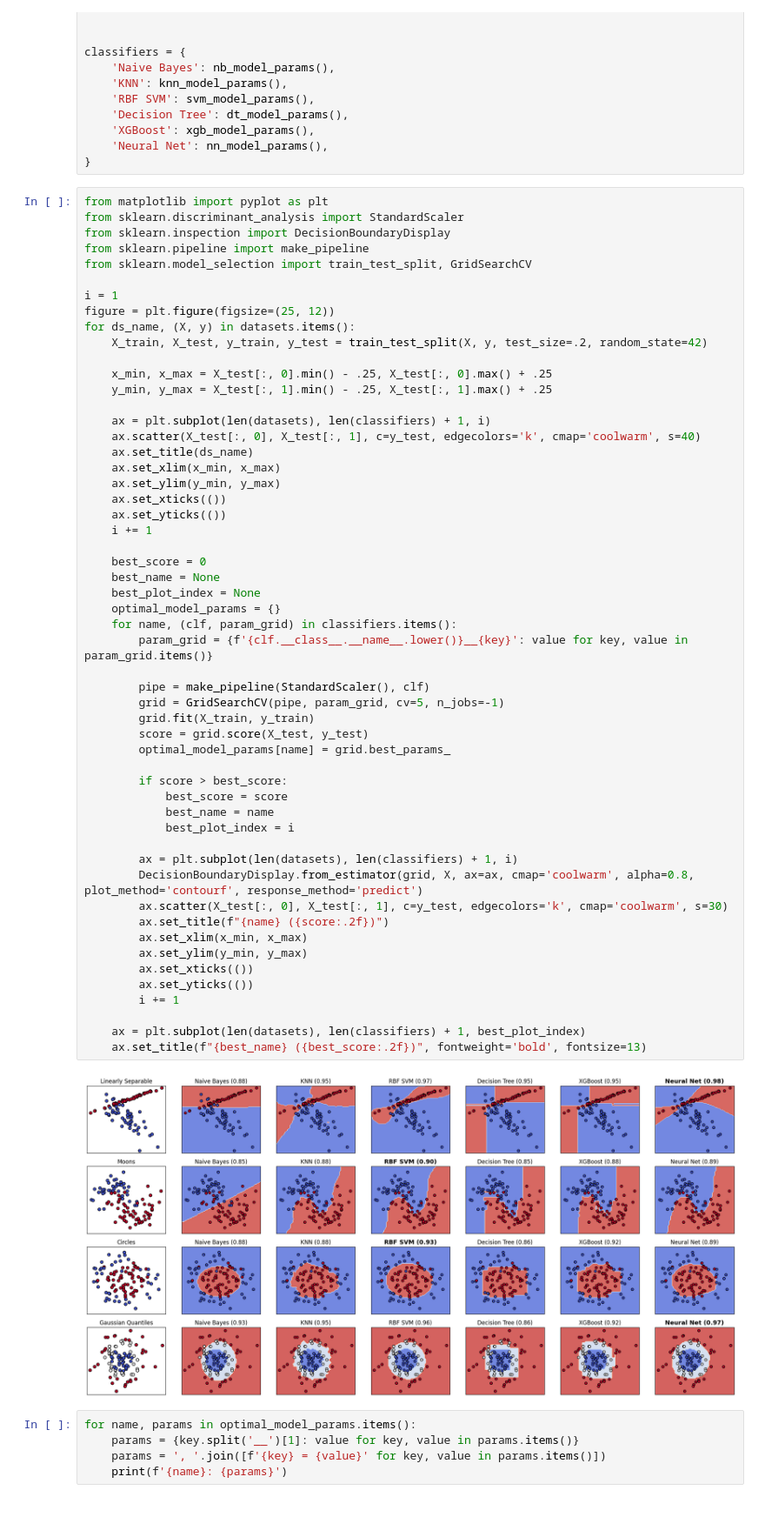
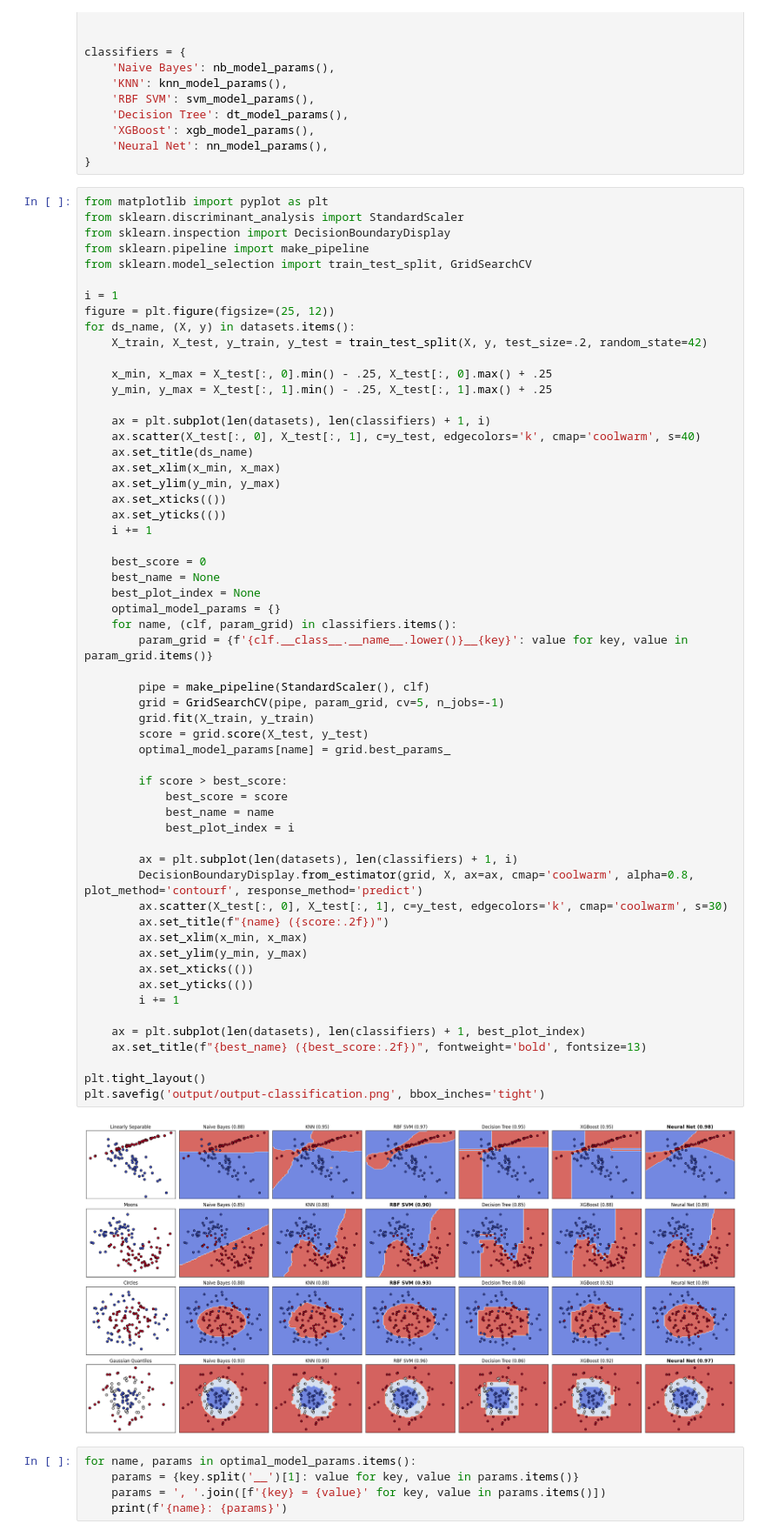
Before and after one commit to FelipePassarela/ml-models-comparison, a Jupyter notebook: classifier-comparison.ipynb, the cells around one changed output. Shown: that part at 87% size. Cells and saved outputs as stored; diff of their text form; blank space fills up the shorter version.

```diff
--- a/classifier-comparison.ipynb
+++ b/classifier-comparison.ipynb
@@ -100,34 +100,37 @@ for ds_name, (X, y) in datasets.items():
     best_name = None
     best_plot_index = None
     optimal_model_params = {}
     for name, (clf, param_grid) in classifiers.items():
         param_grid = {f'{clf.__class__.__name__.lower()}__{key}': value for key, value in param_grid.items()}
 
         pipe = make_pipeline(StandardScaler(), clf)
         grid = GridSearchCV(pipe, param_grid, cv=5, n_jobs=-1)
         grid.fit(X_train, y_train)
         score = grid.score(X_test, y_test)
         optimal_model_params[name] = grid.best_params_
 
         if score > best_score:
             best_score = score
             best_name = name
             best_plot_index = i
 
         ax = plt.subplot(len(datasets), len(classifiers) + 1, i)
         DecisionBoundaryDisplay.from_estimator(grid, X, ax=ax, cmap='coolwarm', alpha=0.8, plot_method='contourf', response_method='predict')
         ax.scatter(X_test[:, 0], X_test[:, 1], c=y_test, edgecolors='k', cmap='coolwarm', s=30)
         ax.set_title(f"{name} ({score:.2f})")
         ax.set_xlim(x_min, x_max)
         ax.set_ylim(y_min, y_max)
         ax.set_xticks(())
         ax.set_yticks(())
         i += 1
 
     ax = plt.subplot(len(datasets), len(classifiers) + 1, best_plot_index)
     ax.set_title(f"{best_name} ({best_score:.2f})", fontweight='bold', fontsize=13)
+
+plt.tight_layout()
+plt.savefig('output/output-classification.png', bbox_inches='tight')
 # %% [output]
-[figure, old version]
+[figure, new version]
 # %%
 for name, params in optimal_model_params.items():
     params = {key.split('__')[1]: value for key, value in params.items()}
```
Also changed, not shown: 2 other files.
